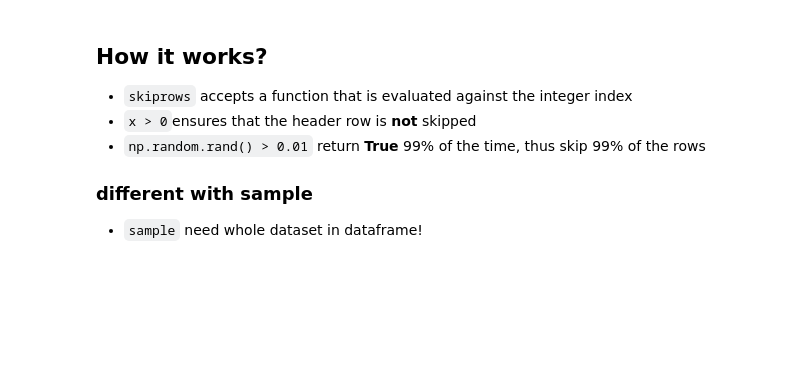
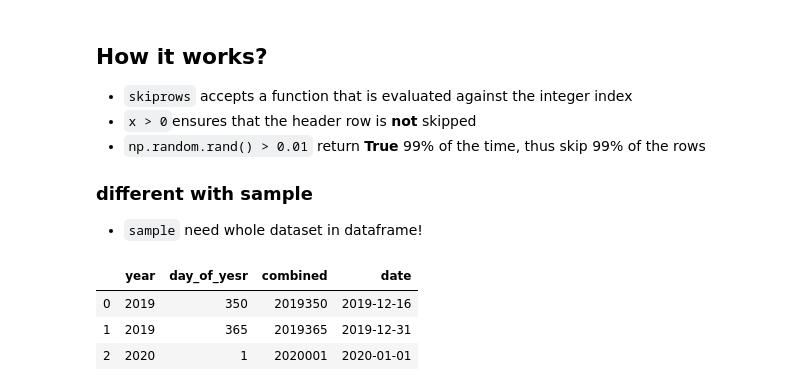
Before and after one commit to YLTsai0609/pandas_101, a Jupyter notebook: Solution.ipynb, the cells around one changed output. Cells and saved outputs as stored; diff of their text form; code cells hidden in the pictures; blank space fills up the shorter version.

Commit message:
[Content] year + day_of_year

```diff
--- a/Solution.ipynb
+++ b/Solution.ipynb
@@ -2144,3 +2144,23 @@ CompletedProcess(args='rm ./csvset/huge_dataset.csv', returncode=0)
 * `np.random.rand() > 0.01` return **True** 99% of the time, thus skip 99% of the rows
 ### different with sample
 * `sample` need whole dataset in dataframe!
+# %%
+# pandas tricks from Kevin Markham
+# Want to convert "year" and "day of year" into a single datetime column? 📆
+# 1. Combine them into one number
+# 2. Convert to datetime and specify its format
+
+df = pd.DataFrame({'year':[2019,2019,2020],
+                  'day_of_yesr':[350, 365, 1]})
+
+# step 1
+df['combined'] = df['year'] * 1000 + df['day_of_yesr']
+
+# step 2
+df['date'] = pd.to_datetime(df['combined'], format='%Y%j')
+df
+# %% [output]
+|  | year | day_of_yesr | combined | date |
+| 0 | 2019 | 350 | 2019350 | 2019-12-16 |
+| 1 | 2019 | 365 | 2019365 | 2019-12-31 |
+| 2 | 2020 | 1 | 2020001 | 2020-01-01 |
```
Also changed, not shown: parts of 40 cells of this notebook, 12 other files.
